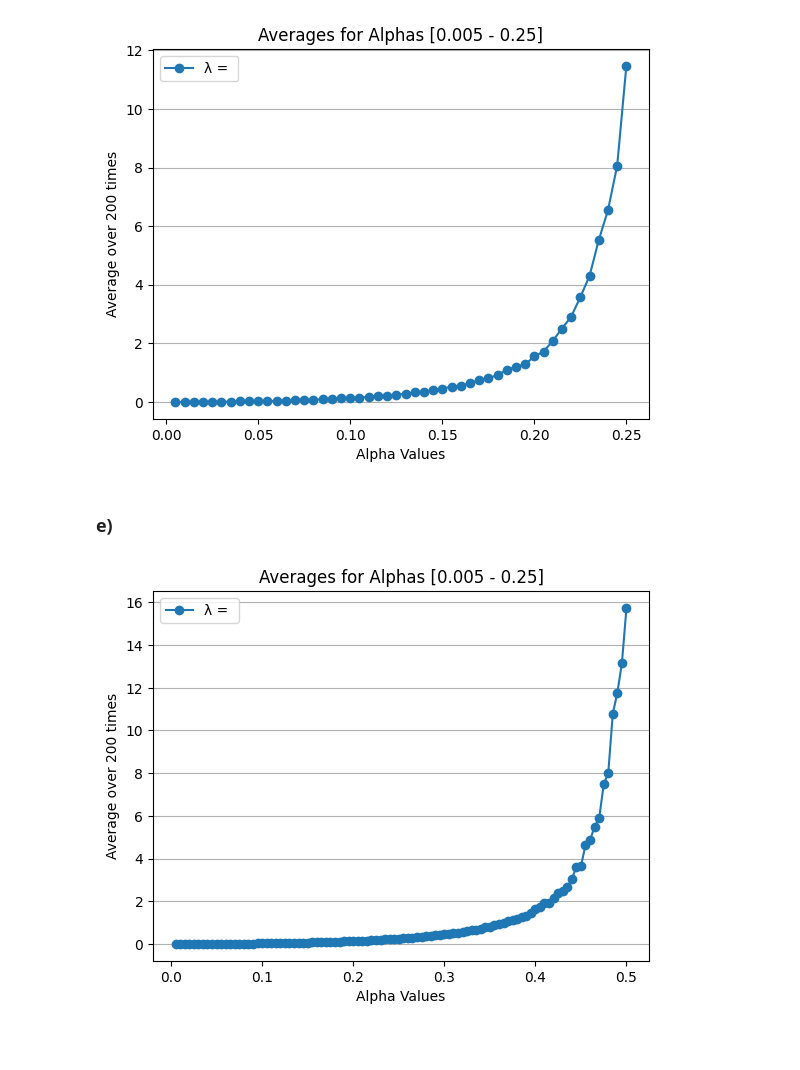
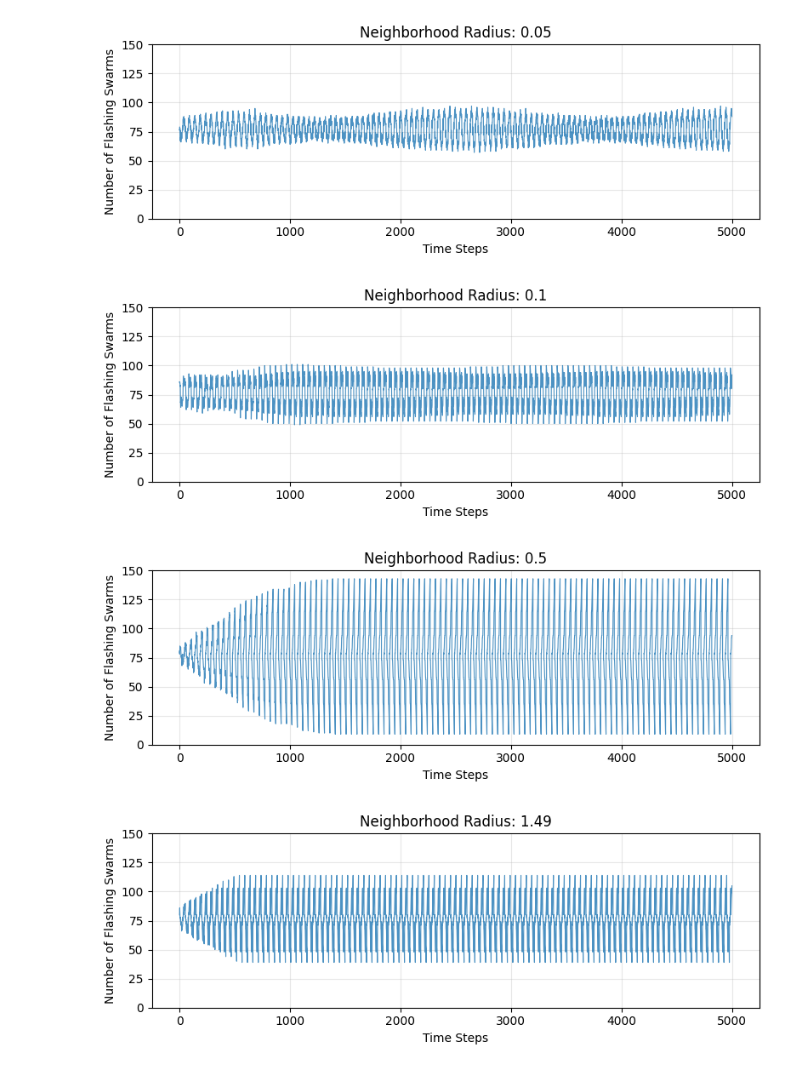
Before and after one commit to MasHBRS/Collective-Robotics-Assignments, a Jupyter notebook: Assignment 1/Task2.ipynb, the cells around one changed output. Cells and saved outputs as stored; diff of their text form; code cells hidden in the pictures; blank space fills up the shorter version.

```diff
--- a/Assignment 1/Task2.ipynb
+++ b/Assignment 1/Task2.ipynb
@@ -8,0 +17,12 @@ import random
+# %%
+WIDTH = 500
+SIZE = (WIDTH, WIDTH)
+
+Swarm_count=150
+Cycle_length=50
+display=False
+
+RED = (255, 0, 0)
+YELLOW = (255, 255, 0)
+BLACK = (0, 0, 0)
+Background_Color = (0, 0, 0)
@@ -8,0 +31,7 @@ import random
+# %%
+swarms=t.zeros((Swarm_count, 3))
+swarms[:,0]=t.randint(1,WIDTH,(Swarm_count,))
+swarms[:,1]=t.randint(1,WIDTH,(Swarm_count,))
+swarms[:,2]=t.randint(0,Cycle_length,(Swarm_count,))
+"""swarms=t.Tensor([[5,1,1],[15,1,10],[5,6,20],[15,6,30],[10,11,40],
+                 [305,301,1],[315,301,10],[305,306,20],[315,306,30],[310,311,40]])"""
@@ -99,26 +118,0 @@ averages=get_avg_50_iter(processing_duration=4,interval=(0.005,0.25),num=50)
-# %%
-x=np.linspace(0.005,0.25,num=50)
-plt.plot(x, averages, 'o-', label=f'λ = ')
-plt.xlabel('Alpha Values')
-plt.ylabel('Average over 200 times')
-plt.title(f'Averages for Alphas [0.005 - 0.25]')
-plt.legend()
-plt.grid(axis='y')
-plt.show()
-# %% [output]
-[figure, removed]
-# %% [markdown]
-### e)
-# %%
-#averages=get_avg_50_iter(processing_duration=2,interval=(0.005,0.5),num=100)
-averages=get_avg_50_iter(processing_duration=2,interval=(0.005,1),num=200)
-x=np.linspace(0.005,1,num=200)
-plt.plot(x, averages, 'o-', label=f'λ = ')
-plt.xlabel('Alpha Values')
-plt.ylabel('Average over 200 times')
-plt.title(f'Averages for Alphas [0.005 - 0.25]')
-plt.legend()
-plt.grid(axis='y')
-plt.show()
-# %% [output]
-[figure, removed]
@@ -124,0 +164,18 @@ plt.show()
+# %%
+shuffle_flashes()
+number_of_flashing_swarms=start_simulation(0.05)
+plot_flashing_swarms(number_of_flashing_swarms, title='Neighborhood Radius: 0.05', xlabel='Time Steps', ylabel='Number of Flashing Swarms')
+shuffle_flashes()
+number_of_flashing_swarms=start_simulation(0.1)
+plot_flashing_swarms(number_of_flashing_swarms, title='Neighborhood Radius: 0.1', xlabel='Time Steps', ylabel='Number of Flashing Swarms')
+shuffle_flashes()
+number_of_flashing_swarms=start_simulation(0.5)
+plot_flashing_swarms(number_of_flashing_swarms, title='Neighborhood Radius: 0.5', xlabel='Time Steps', ylabel='Number of Flashing Swarms')
+shuffle_flashes()
+number_of_flashing_swarms=start_simulation(1.49)
+plot_flashing_swarms(number_of_flashing_swarms, title='Neighborhood Radius: 1.49', xlabel='Time Steps', ylabel='Number of Flashing Swarms')
+# %% [output]
+[figure, added]
+[figure, added]
+[figure, added]
+[figure, added]
```
Also changed, not shown: parts of 20 cells of this notebook.
